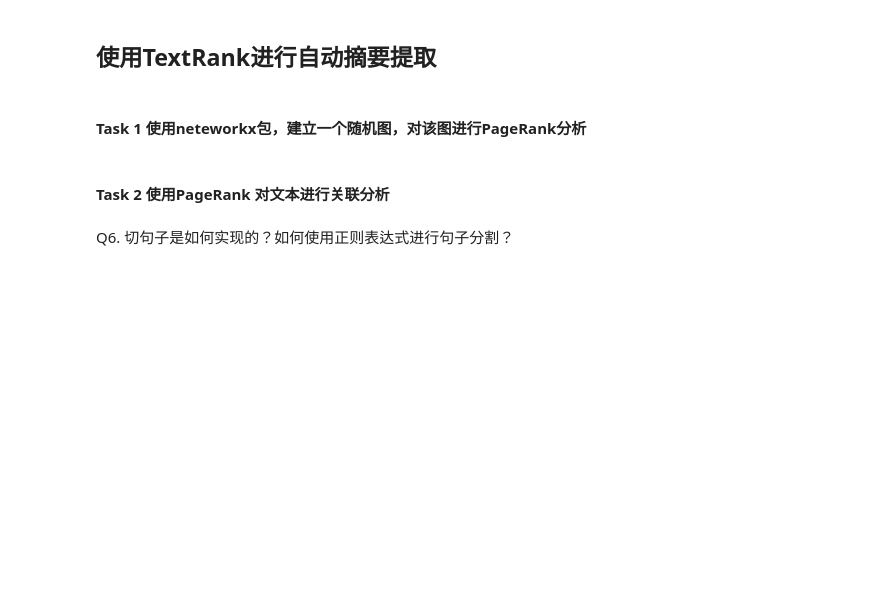
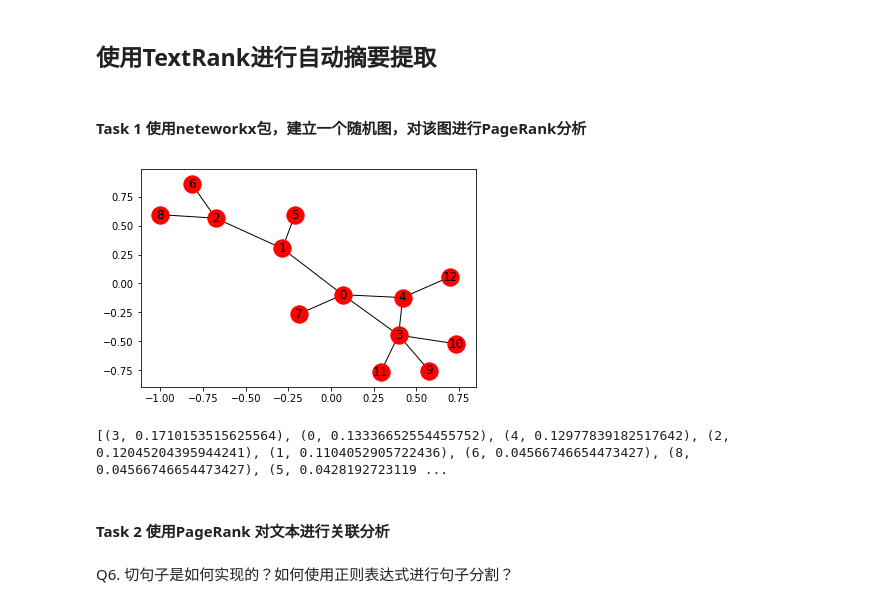
Before and after one commit to computing-intelligence/AutoSummarization, a Jupyter notebook: AutoSummarizationTutorial-Mozhiwen.ipynb, the cells around one changed output. Cells and saved outputs as stored; diff of their text form; code cells hidden in the pictures; blank space fills up the shorter version.

```diff
--- a/AutoSummarizationTutorial-Mozhiwen.ipynb
+++ b/AutoSummarizationTutorial-Mozhiwen.ipynb
@@ -106,3 +116,16 @@ news_content.head()
 #### Task 1 使用neteworkx包，建立一个随机图，对该图进行PageRank分析
 # %%
 #hints: 代码可以在Github Group 中看到
+# %%
+import networkx
+
+adj_list = [[1,3,4,7],[2,5],[6,8],[9,10,11],[4,3,12]]
+
+graph = networkx.graph.Graph()
+
+for v, e in enumerate(adj_list):
+    graph.add_edges_from([(v,to_n) for to_n in e])
+# %%
+networkx.draw_networkx(graph)
+# %% [output]
+[figure, added]
@@ -109,3 +134,7 @@ news_content.head()
+# %%
+print(sorted(ranking_result.items(),key=lambda x:x[1],reverse=True))
+# %% [output]
+[(3, 0.1710153515625564), (0, 0.13336652554455752), (4, 0.12977839182517642), (2, 0.12045204395944241), (1, 0.1104052905722436), (6, 0.04566746654473427), (8, 0.04566746654473427), (5, 0.0428192723119 ...
 # %% [markdown]
 #### Task 2 使用PageRank 对文本进行关联分析
 # %%
```
Also changed, not shown: parts of 22 cells of this notebook.
